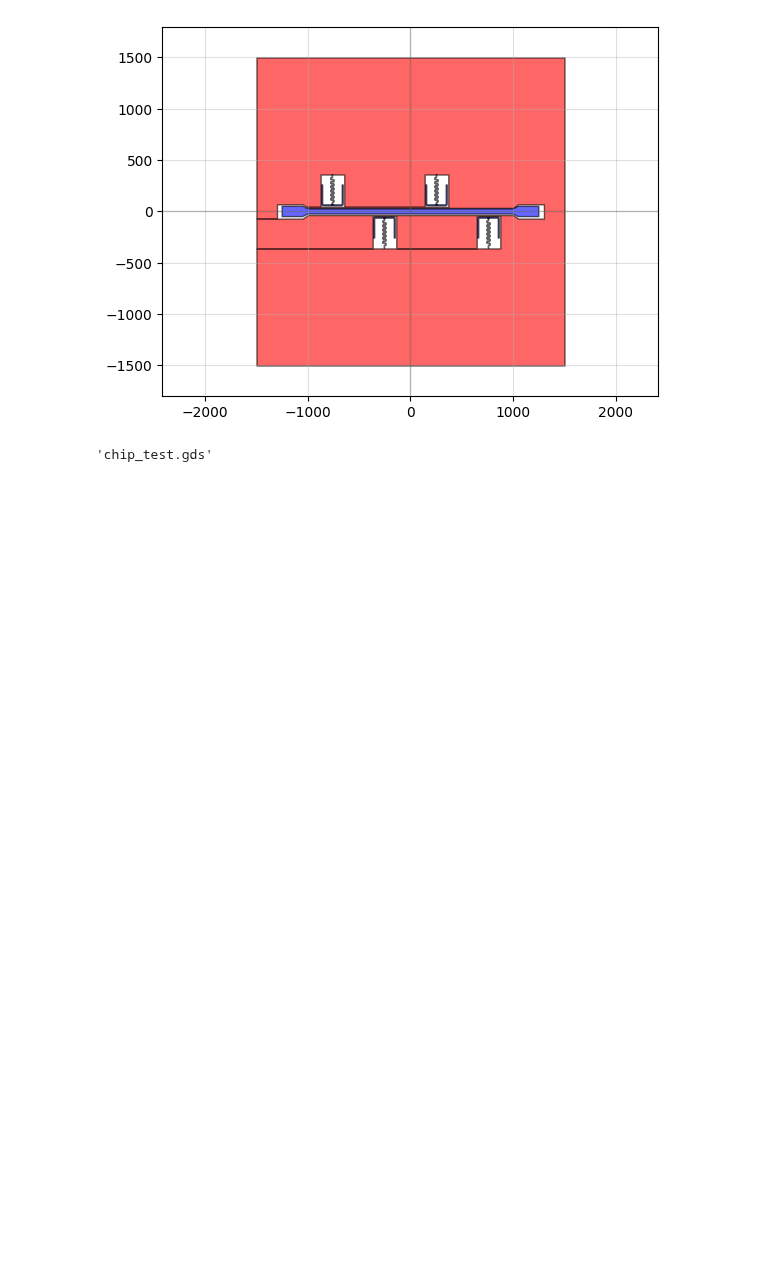
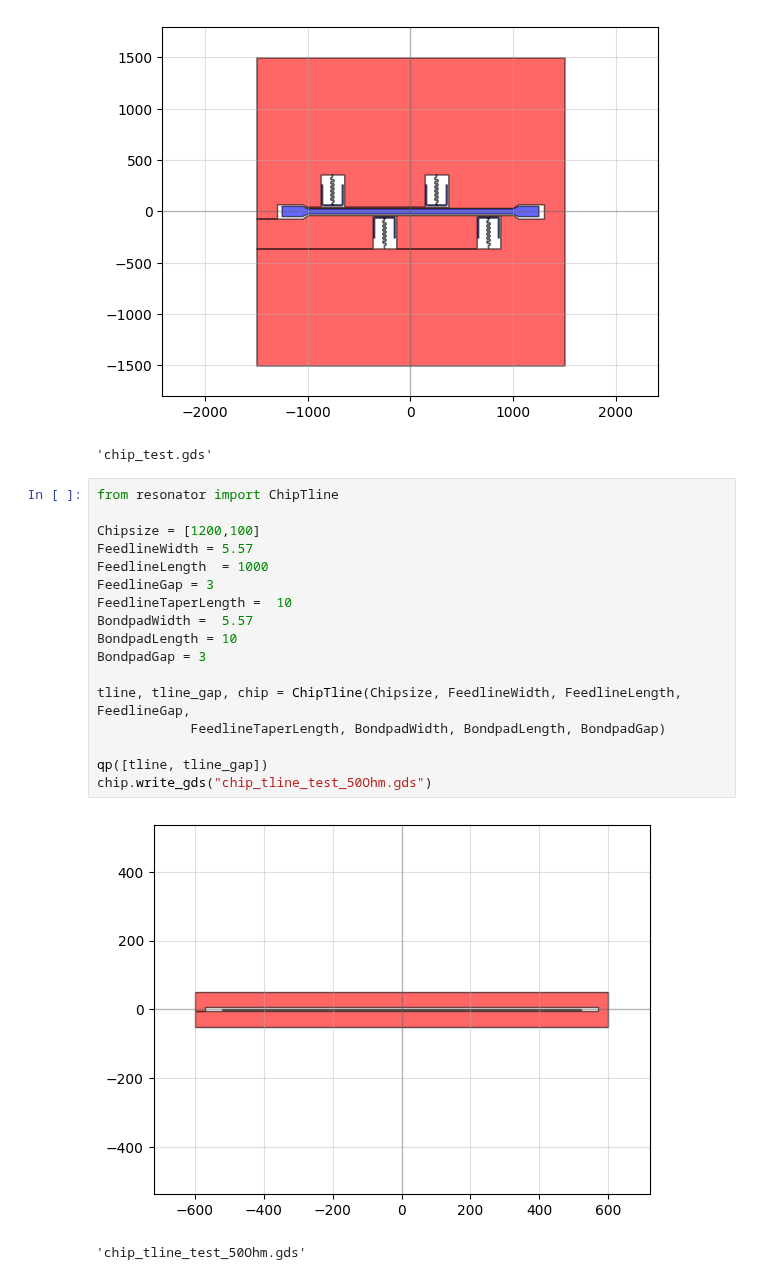
Before and after one commit to cbelo/resonators, a Jupyter notebook: tests.ipynb, the cells around one changed output. Cells and saved outputs as stored; diff of their text form; blank space fills up the shorter version.

Commit message:
cpw test working

```diff
--- a/tests.ipynb
+++ b/tests.ipynb
@@ -184,3 +187,23 @@ chip.write_gds("chip_test.gds")
 [figure]
 [figure]
 'chip_test.gds'
+# %%
+from resonator import ChipTline
+
+Chipsize = [1200,100]
+FeedlineWidth = 5.57
+FeedlineLength  = 1000
+FeedlineGap = 3
+FeedlineTaperLength =  10
+BondpadWidth =  5.57
+BondpadLength = 10
+BondpadGap = 3
+
+tline, tline_gap, chip = ChipTline(Chipsize, FeedlineWidth, FeedlineLength, FeedlineGap,
+            FeedlineTaperLength, BondpadWidth, BondpadLength, BondpadGap)
+
+qp([tline, tline_gap])
+chip.write_gds("chip_tline_test_50Ohm.gds")
+# %% [output]
+[figure, added]
+'chip_tline_test_50Ohm.gds'
```
Also changed, not shown: parts of 1 cell of this notebook, 6 other files.
